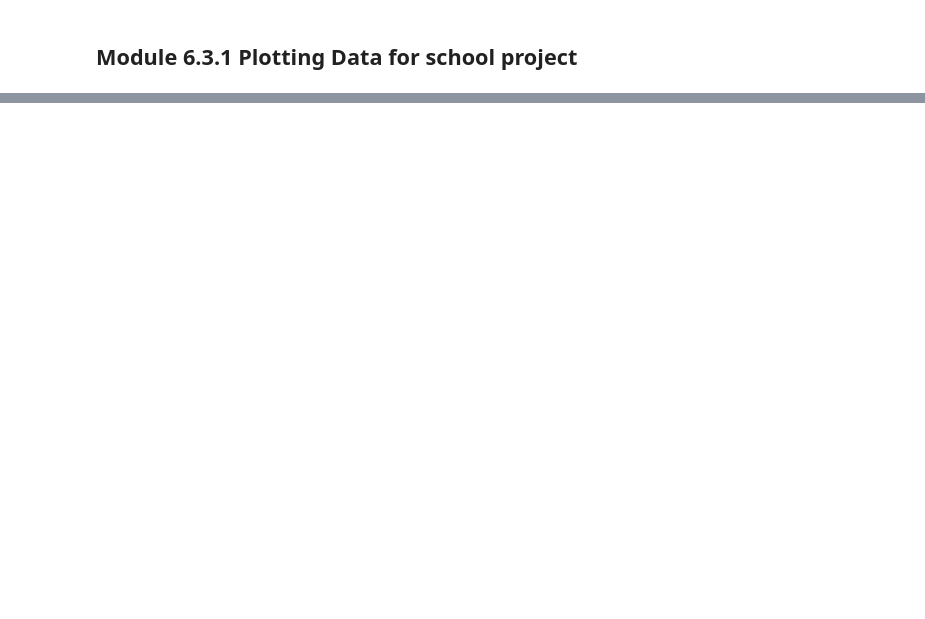
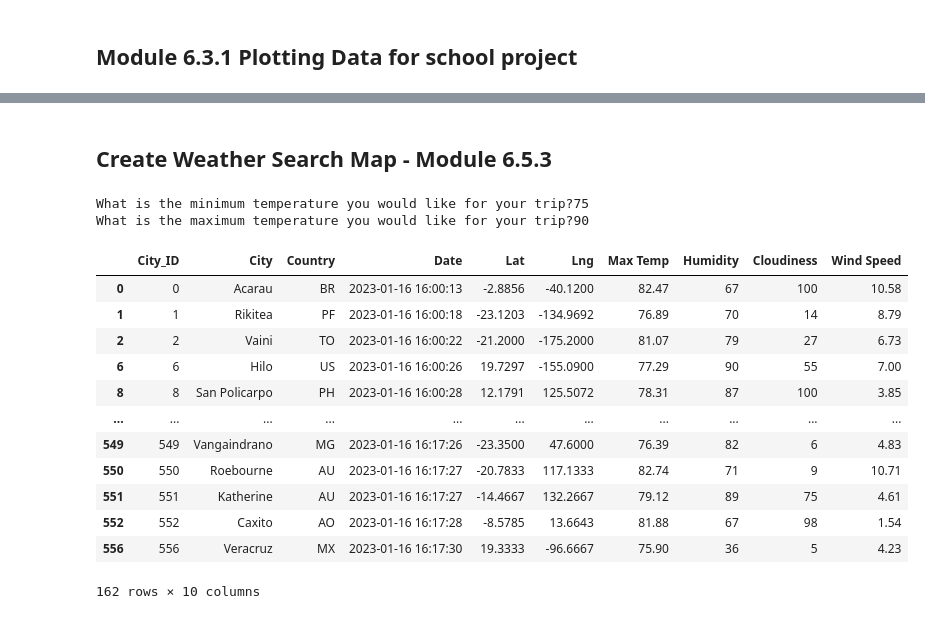
Before and after one commit to SusanFair/World_Weather_Analysis, a Jupyter notebook: WeatherPy.ipynb, the cells around one changed output, grey strips where cells are left out. Saved outputs shown, nothing was run; the diff lists cells and outputs as text; code cells hidden in the pictures; blank space fills up the shorter version.

```diff
--- a/WeatherPy.ipynb
+++ b/WeatherPy.ipynb
@@ -474,0 +485,4 @@ plot_linear_regression(x_values, y_values,
+# %%
+# Stors the CSV you saved (created in part 1) into a dataframe
+city_data_df = pd.read_csv("weather_data/cities.csv")
+city_data_df.head()
@@ -474,0 +587,29 @@ plot_linear_regression(x_values, y_values,
+# %% [markdown]
+## Create Weather Search Map - Module 6.5.3
+# %%
+# Ask the customer to add a minimum and maximum temperature value
+min_temp = float(input("What is the minimum temperature you would like for your trip?"))
+max_temp = float(input("What is the maximum temperature you would like for your trip?"))
+# %% [output]
+What is the minimum temperature you would like for your trip?75
+What is the maximum temperature you would like for your trip?90
+# %%
+preferred_cities_df = city_data_df.loc[
+    (city_data_df["Max Temp"] <= max_temp) & (city_data_df["Max Temp"] >= min_temp)
+]
+
+preferred_cities_df
+# %% [output]
+|  | City_ID | City | Country | Date | Lat | Lng | Max Temp | Humidity | Cloudiness | Wind Speed |
+| 0 | 0 | Acarau | BR | 2023-01-16 16:00:13 | -2.8856 | -40.1200 | 82.47 | 67 | 100 | 10.58 |
+| 1 | 1 | Rikitea | PF | 2023-01-16 16:00:18 | -23.1203 | -134.9692 | 76.89 | 70 | 14 | 8.79 |
+| 2 | 2 | Vaini | TO | 2023-01-16 16:00:22 | -21.2000 | -175.2000 | 81.07 | 79 | 27 | 6.73 |
+| 6 | 6 | Hilo | US | 2023-01-16 16:00:26 | 19.7297 | -155.0900 | 77.29 | 90 | 55 | 7.00 |
+| 8 | 8 | San Policarpo | PH | 2023-01-16 16:00:28 | 12.1791 | 125.5072 | 78.31 | 87 | 100 | 3.85 |
+| ... | ... | ... | ... | ... | ... | ... | ... | ... | ... | ... |
+| 549 | 549 | Vangaindrano | MG | 2023-01-16 16:17:26 | -23.3500 | 47.6000 | 76.39 | 82 | 6 | 4.83 |
+| 550 | 550 | Roebourne | AU | 2023-01-16 16:17:27 | -20.7833 | 117.1333 | 82.74 | 71 | 9 | 10.71 |
+| 551 | 551 | Katherine | AU | 2023-01-16 16:17:27 | -14.4667 | 132.2667 | 79.12 | 89 | 75 | 4.61 |
+| 552 | 552 | Caxito | AO | 2023-01-16 16:17:28 | -8.5785 | 13.6643 | 81.88 | 67 | 98 | 1.54 |
+| 556 | 556 | Veracruz | MX | 2023-01-16 16:17:30 | 19.3333 | -96.6667 | 75.90 | 36 | 5 | 4.23 |
+162 rows × 10 columns
```
Also changed, not shown: parts of 52 cells of this notebook, 8 other files.
